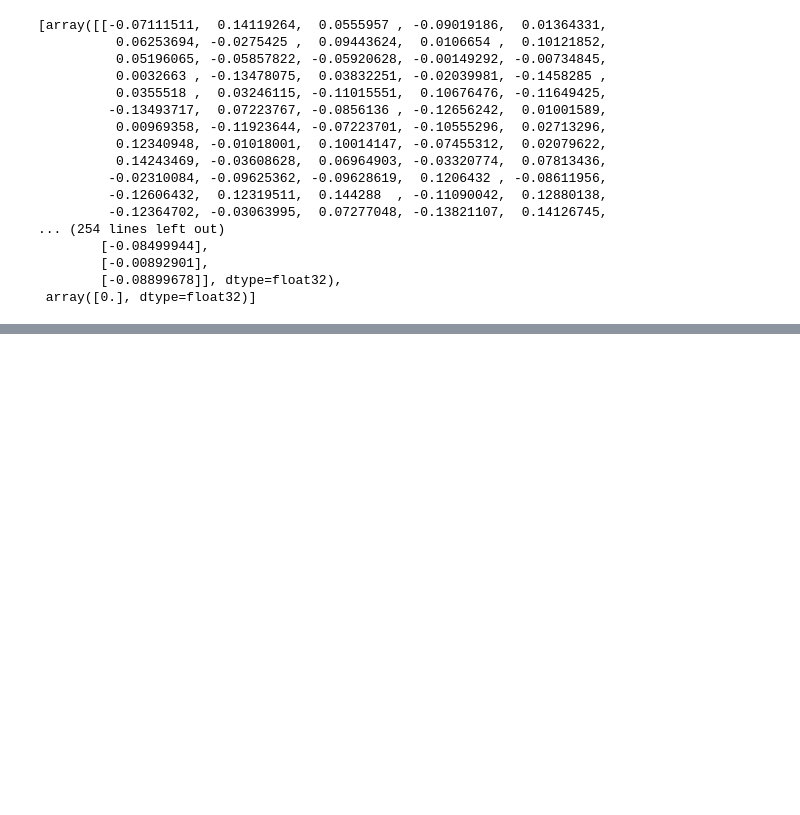
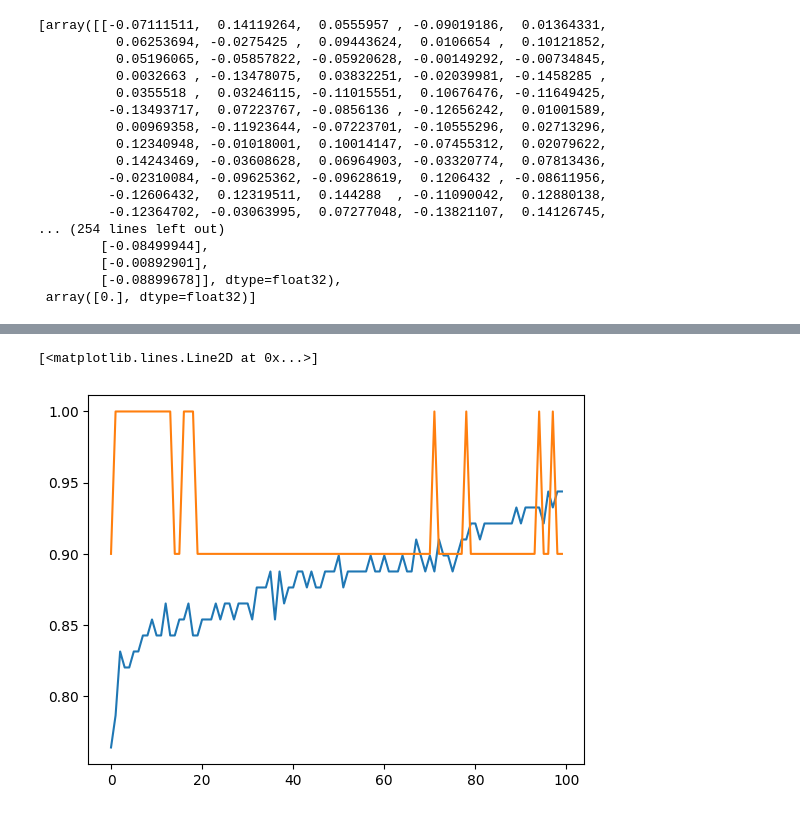
Before and after one commit to Codebreaker42/deep-learning-series, a Jupyter notebook: day11(xavier and he weight initialization technique)/xavier_and_he.ipynb, the cells around one changed output, grey strips where cells are left out. Drawn from its saved outputs; the diff is of its cells as text; code cells hidden in the pictures; blank space fills up the shorter version.

```diff
--- a/day11(xavier and he weight initialization technique)/xavier_and_he.ipynb
+++ b/day11(xavier and he weight initialization technique)/xavier_and_he.ipynb
@@ -74,5 +81,5 @@ model1.get_weights()
 # %%
 model1.compile(optimizer='rmsprop',loss='binary_crossentropy',metrics=['accuracy'])
 # %%
-history1=model1.fit(df['xone'].iloc[:,0:2],df['xtwo'].iloc[:,-1],validation_split=.1,epochs=100)
+history1=model1.fit(df.iloc[:,0:2].values,df.iloc[:,-1].values,validation_split=.1,epochs=100)
 # %% [output]
@@ -79,0 +103,6 @@ IndexingError: Too many indexers
+# %%
+plt.plot(history1.history['accuracy'])
+plt.plot(history1.history['val_accuracy'])
+# %% [output]
+[<matplotlib.lines.Line2D at 0x...>]
+[figure, added]
```
Also changed, not shown: parts of 22 cells of this notebook.
